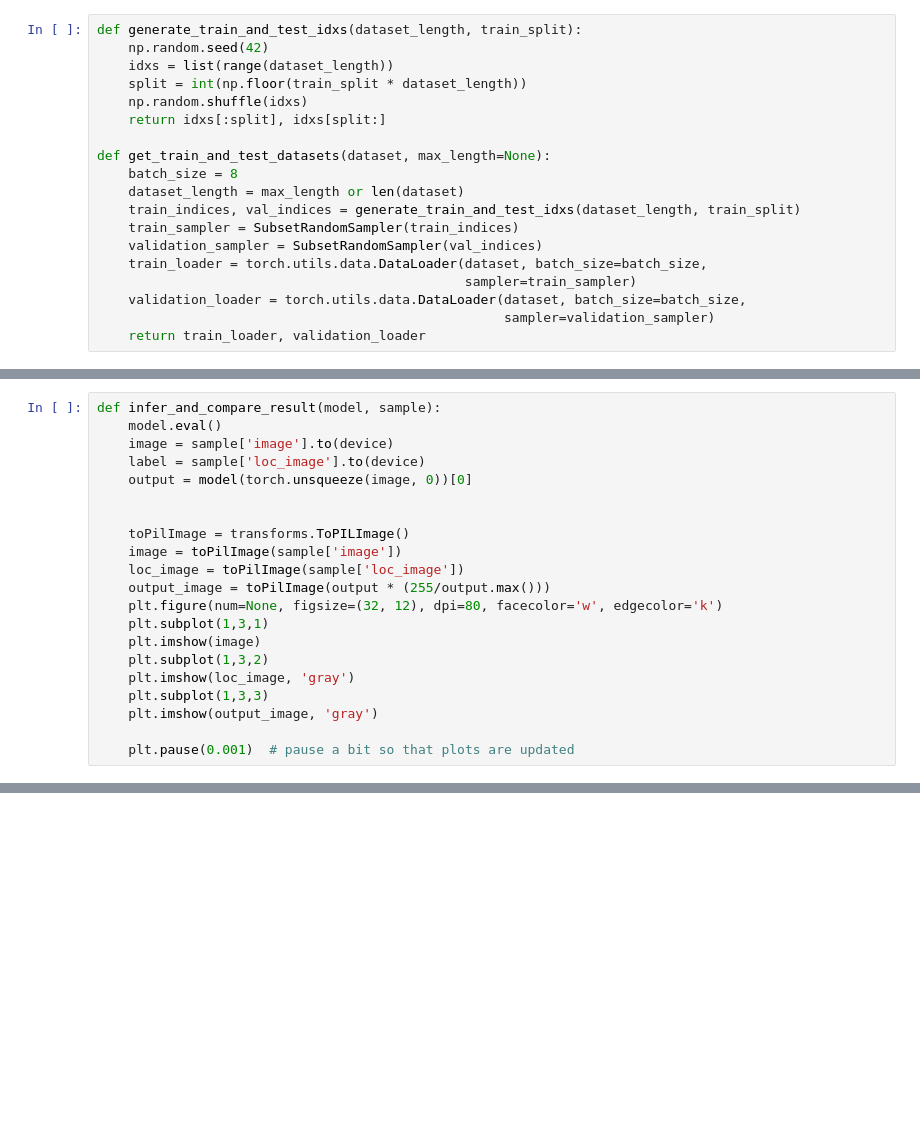
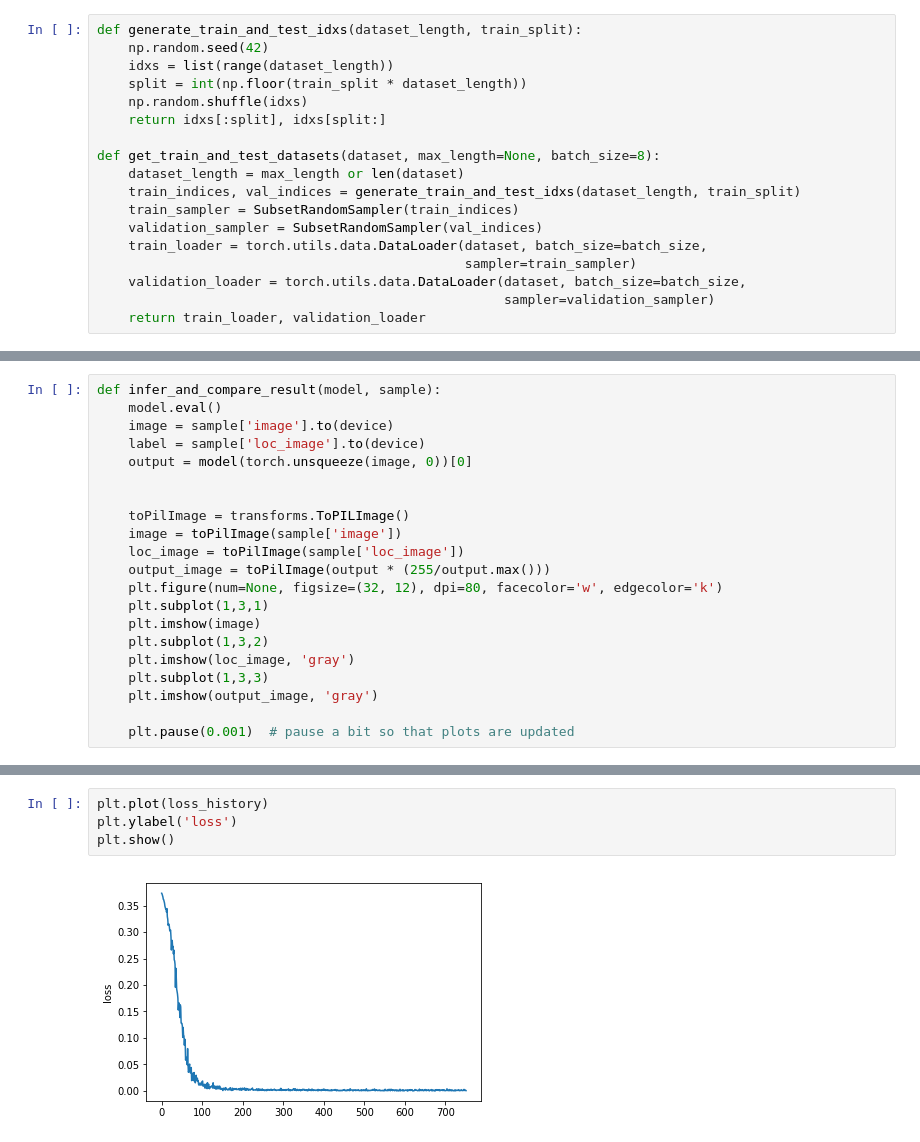
Before and after one commit to tetolab/shipdet, a Jupyter notebook: shipdet.ipynb, the cells around one changed output, grey strips where cells are left out. Saved outputs shown, nothing was run; the diff lists cells and outputs as text; blank space fills up the shorter version.

```diff
--- a/shipdet.ipynb
+++ b/shipdet.ipynb
@@ -212,8 +212,7 @@ def generate_train_and_test_idxs(dataset_length, train_split):
     np.random.shuffle(idxs)
     return idxs[:split], idxs[split:]
 
-def get_train_and_test_datasets(dataset, max_length=None):
-    batch_size = 8
+def get_train_and_test_datasets(dataset, max_length=None, batch_size=8):
     dataset_length = max_length or len(dataset)
     train_indices, val_indices = generate_train_and_test_idxs(dataset_length, train_split)
     train_sampler = SubsetRandomSampler(train_indices)
@@ -325,0 +355,6 @@ torch.Size([3, 768, 768])
+# %%
+plt.plot(loss_history)
+plt.ylabel('loss')
+plt.show()
+# %% [output]
+[figure, added]
```
Also changed, not shown: parts of 19 cells of this notebook.
